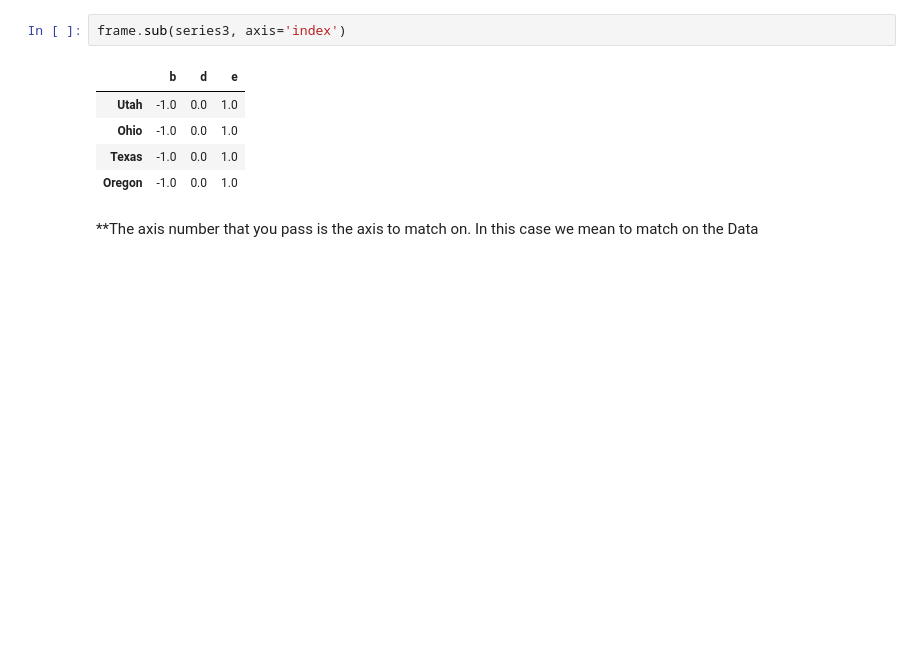
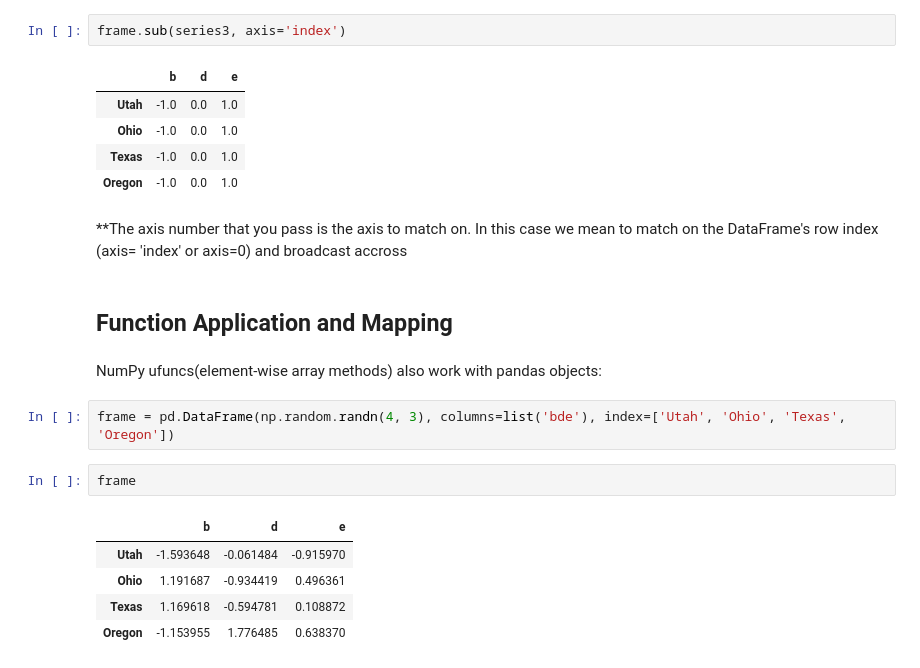
Before and after one commit to kbutalep/WesCh5, a Jupyter notebook: Chapter5WorkAlong.ipynb, the cells around one changed output. Drawn from its saved outputs; the diff is of its cells as text; blank space fills up the shorter version.

```diff
--- a/Chapter5WorkAlong.ipynb
+++ b/Chapter5WorkAlong.ipynb
@@ -1122,4 +1122,18 @@ frame.sub(series3, axis='index')
 | Texas | -1.0 | 0.0 | 1.0 |
 | Oregon | -1.0 | 0.0 | 1.0 |
 # %% [markdown]
-**The axis number that you pass is the axis to match on. In this case we mean to match on the Data
+**The axis number that you pass is the axis to match on. In this case we mean to match on the DataFrame's row index (axis= 'index' or axis=0) and broadcast accross
+# %% [markdown]
+## Function Application and Mapping
+# %% [markdown]
+NumPy ufuncs(element-wise array methods) also work with pandas objects:
+# %%
+frame = pd.DataFrame(np.random.randn(4, 3), columns=list('bde'), index=['Utah', 'Ohio', 'Texas', 'Oregon'])
+# %%
+frame
+# %% [output]
+|  | b | d | e |
+| Utah | -1.593648 | -0.061484 | -0.915970 |
+| Ohio | 1.191687 | -0.934419 | 0.496361 |
+| Texas | 1.169618 | -0.594781 | 0.108872 |
+| Oregon | -1.153955 | 1.776485 | 0.638370 |
```
Also changed, not shown: parts of 45 cells of this notebook.
